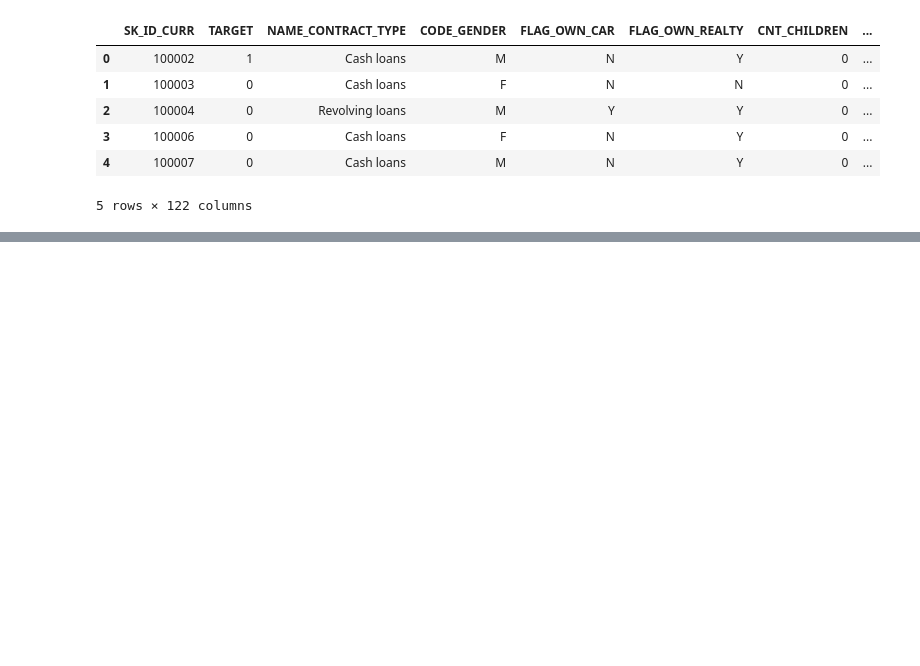
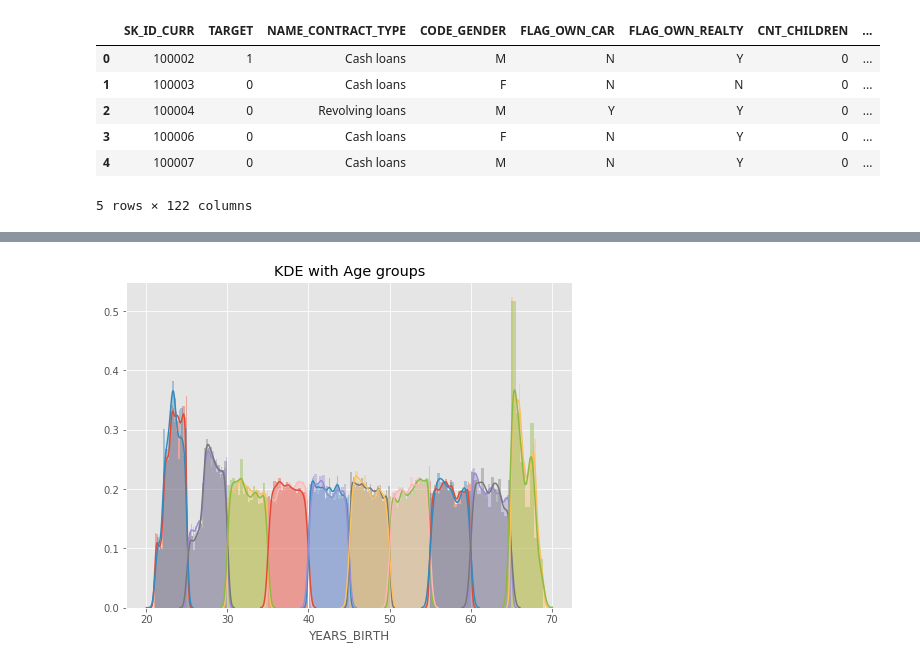
Before and after one commit to linghung/3rd-ML100Days, a Jupyter notebook: homework/Day_016_HW.ipynb, the cells around one changed output, grey strips where cells are left out. Saved outputs shown, nothing was run; the diff lists cells and outputs as text; code cells hidden in the pictures; blank space fills up the shorter version.

```diff
--- a/homework/Day_016_HW.ipynb
+++ b/homework/Day_016_HW.ipynb
@@ -52,10 +52,8 @@ age_data = app_train[['TARGET', 'DAYS_BIRTH']] # subset
 age_data['YEARS_BIRTH'] = age_data['DAYS_BIRTH'] / 365 # day-age to year-age
 
 #自 20 到 70 歲，切 11 個點 (得到 10 組)
-"""
-Your Code Here
-"""
-bin_cut =
+bin_cut = np.linspace(20, 70, 11)
+
 age_data['YEARS_BINNED'] = pd.cut(age_data['YEARS_BIRTH'], bins = bin_cut)
 
 # 顯示不同組的數量
@@ -64,19 +80,18 @@ age_data.head()
 # %%
 # 繪圖前先排序 / 分組
-"""
-Your Code Here
-"""
-year_group_sorted =
+year_group_sorted = age_data.groupby('YEARS_BINNED').count().index
 
 plt.figure(figsize=(8,6))
 for i in range(len(year_group_sorted)):
     sns.distplot(age_data.loc[(age_data['YEARS_BINNED'] == year_group_sorted[i]) & \
                               (age_data['TARGET'] == 0), 'YEARS_BIRTH'], label = str(year_group_sorted[i]))
 
     sns.distplot(age_data.loc[(age_data['YEARS_BINNED'] == year_group_sorted[i]) & \
                               (age_data['TARGET'] == 1), 'YEARS_BIRTH'], label = str(year_group_sorted[i]))
 plt.title('KDE with Age groups')
 plt.show()
+# %% [output]
+[figure, added]
 # %%
 # 計算每個年齡區間的 Target、DAYS_BIRTH與 YEARS_BIRTH 的平均值
 age_groups  = age_data.groupby('YEARS_BINNED').mean()
```
Also changed, not shown: parts of 3 cells of this notebook.
